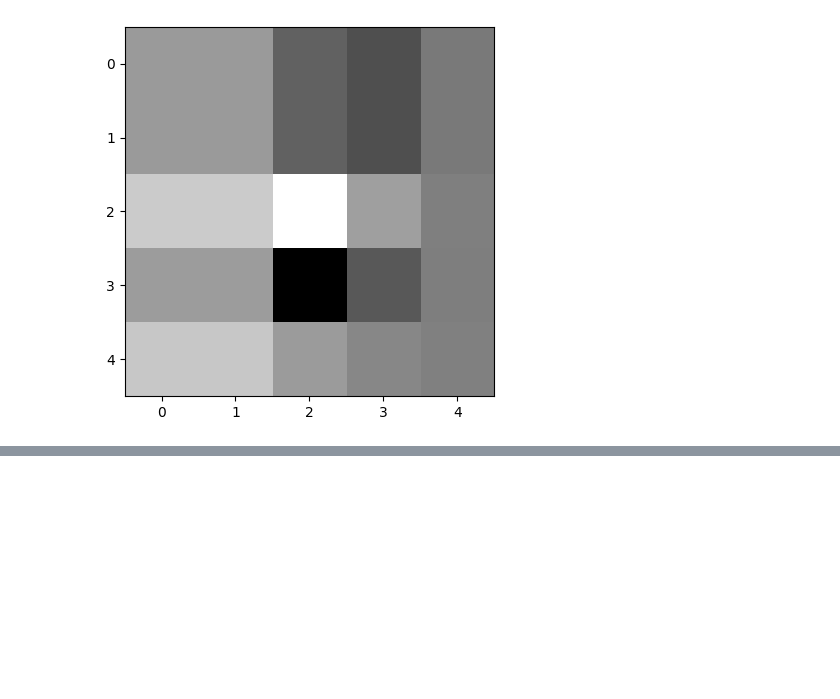
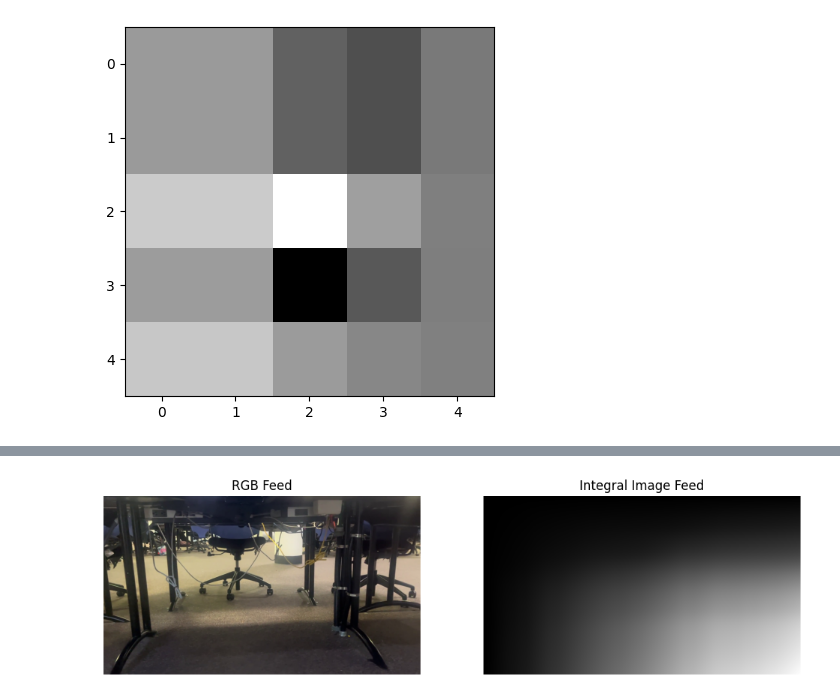
Before and after one commit to razumah1/Computer-Vision, a Jupyter notebook: homework2/Assignment 2.ipynb, the cells around one changed output, grey strips where cells are left out. Saved outputs shown, nothing was run; the diff lists cells and outputs as text; code cells hidden in the pictures; blank space fills up the shorter version.

```diff
--- a/homework2/Assignment 2.ipynb
+++ b/homework2/Assignment 2.ipynb
@@ -214,0 +288,53 @@ plt.imshow(corner_response, cmap = 'gray')
+# %%
+### Question 4
+
+# Read the image
+image = cv2.imread('image_1.png')
+
+# Convert the image to grayscale
+gray_image = cv2.cvtColor(image, cv2.COLOR_BGR2GRAY)
+
+# Get the dimensions of the image
+height, width = gray_image.shape
+
+# Initialize integral image
+integral_image = np.zeros((height, width), dtype=np.uint32)
+
+# Compute integral image manually
+for y in range(height):
+    for x in range(width):
+        if y == 0 and x == 0:
+            integral_image[y, x] = gray_image[y, x]
+        elif y == 0:
+            integral_image[y, x] = integral_image[y, x - 1] + gray_image[y, x]
+        elif x == 0:
+            integral_image[y, x] = integral_image[y - 1, x] + gray_image[y, x]
+        else:
+            integral_image[y, x] = (integral_image[y - 1, x] +
+                                     integral_image[y, x - 1] -
+                                     integral_image[y - 1, x - 1] +
+                                     gray_image[y, x])
+
+plt.figure(figsize=(12,12))
+# Display RGB feed
+plt.subplot(1, 2, 1)
+plt.imshow(cv2.cvtColor(image, cv2.COLOR_BGR2RGB))
+plt.title('RGB Feed')
+plt.axis(False)
+
+# Normalize integral image for display
+integral_image_normalized = ((integral_image - integral_image.min()) / (integral_image.max() - integral_image.min()) * 255).astype(np.uint8)
+
+# Convert integral image to colored format for display
+integral_image_colored = cv2.cvtColor(integral_image_normalized, cv2.COLOR_GRAY2BGR)
+
+# Display integral image feed
+plt.subplot(1, 2, 2)
+plt.imshow(cv2.cvtColor(integral_image_colored, cv2.COLOR_BGR2RGB))
+plt.title('Integral Image Feed')
+plt.axis(False)
+
+# Show plot
+plt.show()
+# %% [output]
+[figure, added]
```
Also changed, not shown: parts of 8 cells of this notebook, 15 other files.
